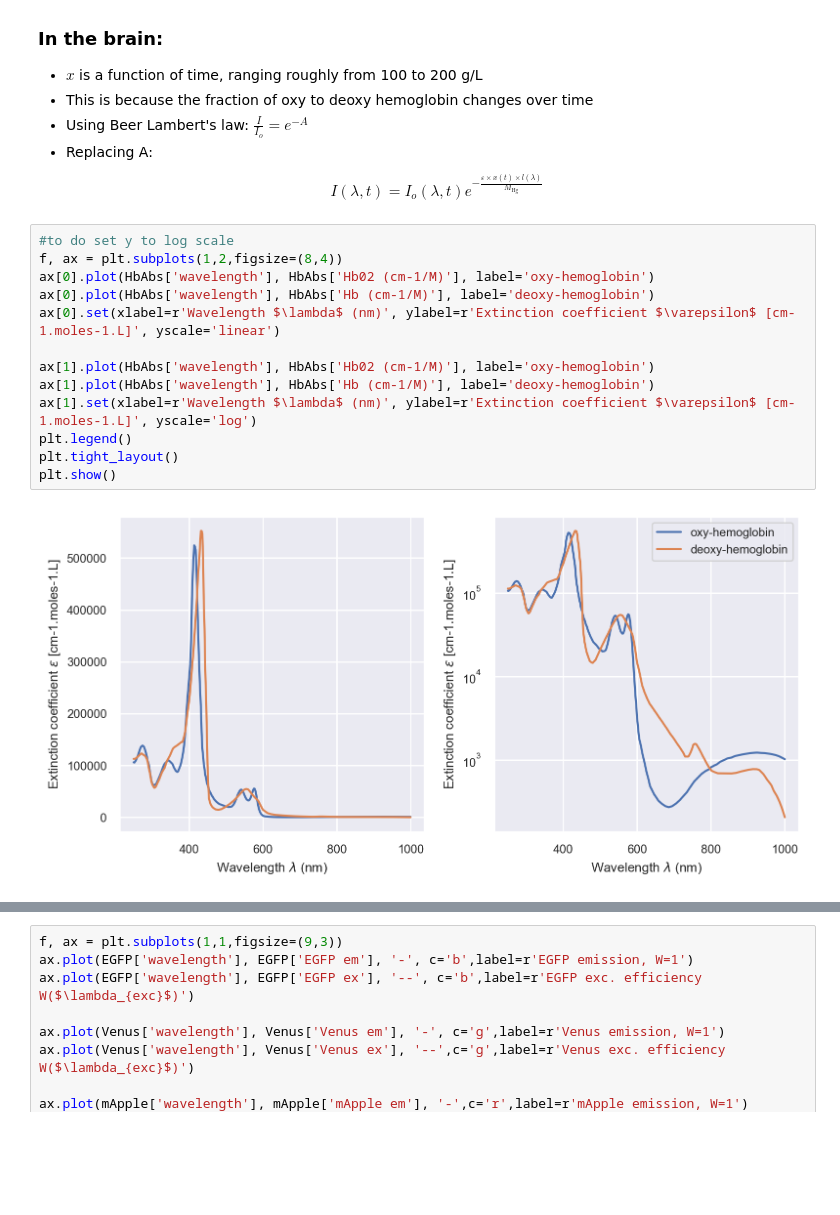
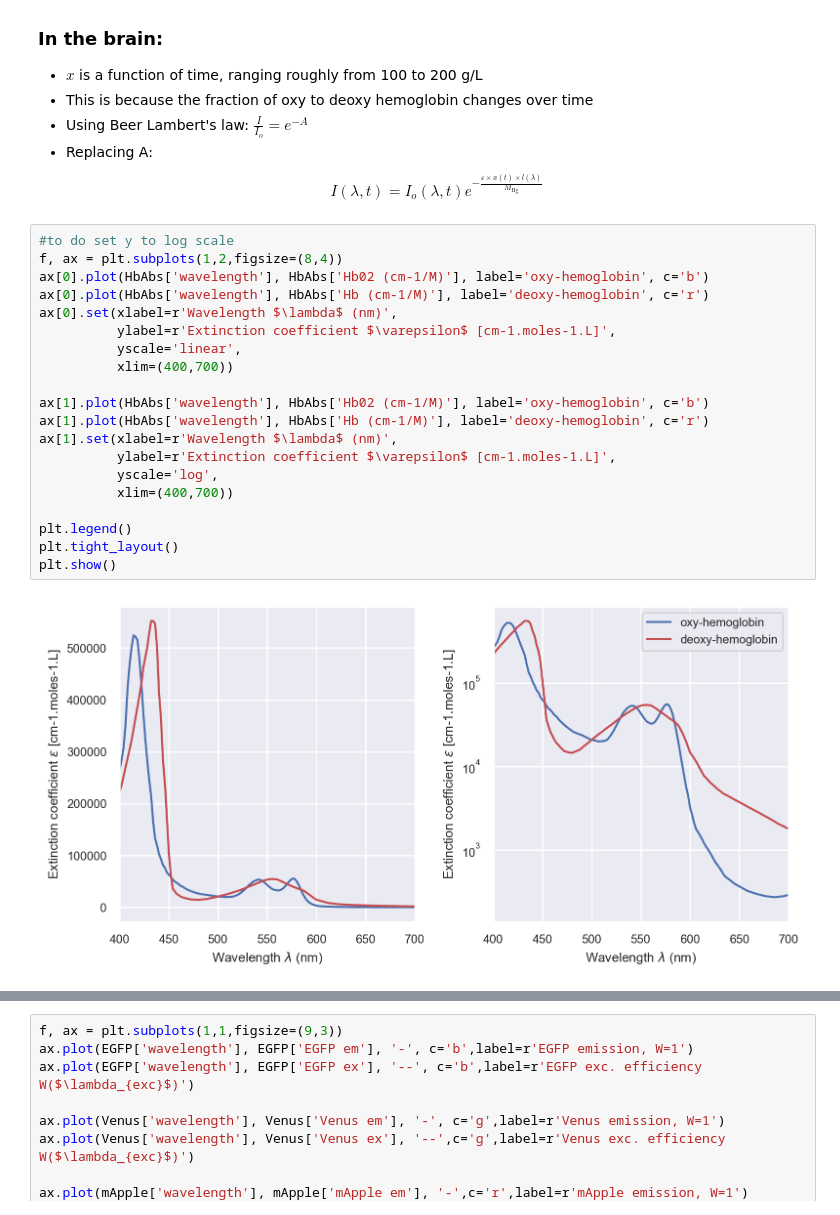
Before and after one commit to AllenInstitute/sourcesep, a Jupyter notebook: notebooks/01_explore_pilot.ipynb, the cells around one changed output, grey strips where cells are left out. Saved outputs shown, nothing was run; the diff lists cells and outputs as text; blank space fills up the shorter version.

```diff
--- a/notebooks/01_explore_pilot.ipynb
+++ b/notebooks/01_explore_pilot.ipynb
@@ -79,18 +79,25 @@ print(mApple.head(2), '\n')
 # %%
 #to do set y to log scale
 f, ax = plt.subplots(1,2,figsize=(8,4))
-ax[0].plot(HbAbs['wavelength'], HbAbs['Hb02 (cm-1/M)'], label='oxy-hemoglobin')
-ax[0].plot(HbAbs['wavelength'], HbAbs['Hb (cm-1/M)'], label='deoxy-hemoglobin')
-ax[0].set(xlabel=r'Wavelength $\lambda$ (nm)', ylabel=r'Extinction coefficient $\varepsilon$ [cm-1.moles-1.L]', yscale='linear')
+ax[0].plot(HbAbs['wavelength'], HbAbs['Hb02 (cm-1/M)'], label='oxy-hemoglobin', c='b')
+ax[0].plot(HbAbs['wavelength'], HbAbs['Hb (cm-1/M)'], label='deoxy-hemoglobin', c='r')
+ax[0].set(xlabel=r'Wavelength $\lambda$ (nm)',
+          ylabel=r'Extinction coefficient $\varepsilon$ [cm-1.moles-1.L]',
+          yscale='linear',
+          xlim=(400,700))
 
-ax[1].plot(HbAbs['wavelength'], HbAbs['Hb02 (cm-1/M)'], label='oxy-hemoglobin')
-ax[1].plot(HbAbs['wavelength'], HbAbs['Hb (cm-1/M)'], label='deoxy-hemoglobin')
-ax[1].set(xlabel=r'Wavelength $\lambda$ (nm)', ylabel=r'Extinction coefficient $\varepsilon$ [cm-1.moles-1.L]', yscale='log')
+ax[1].plot(HbAbs['wavelength'], HbAbs['Hb02 (cm-1/M)'], label='oxy-hemoglobin', c='b')
+ax[1].plot(HbAbs['wavelength'], HbAbs['Hb (cm-1/M)'], label='deoxy-hemoglobin', c='r')
+ax[1].set(xlabel=r'Wavelength $\lambda$ (nm)',
+          ylabel=r'Extinction coefficient $\varepsilon$ [cm-1.moles-1.L]',
+          yscale='log',
+          xlim=(400,700))
+
 plt.legend()
 plt.tight_layout()
 plt.show()
 # %% [output]
-[figure, old version]
+[figure, new version]
 # %%
 df = pd.read_csv(paths['spectra']/'pathlength.csv')
 f, ax = plt.subplots(1,1,figsize=(4,3))
```
Also changed, not shown: parts of 2 cells of this notebook.
